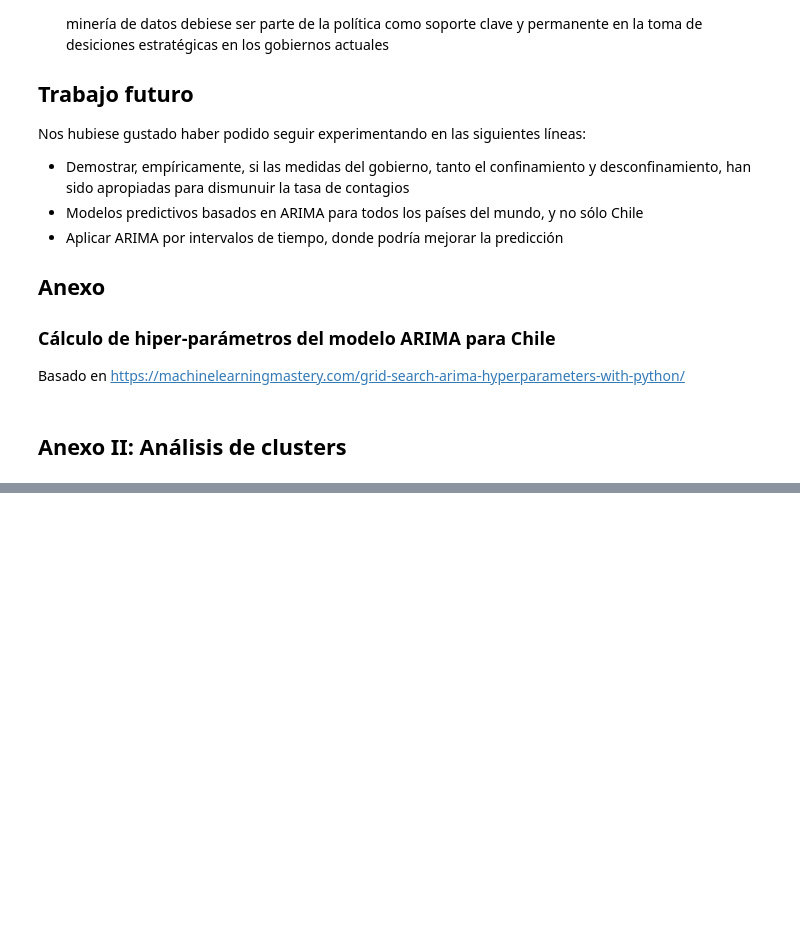
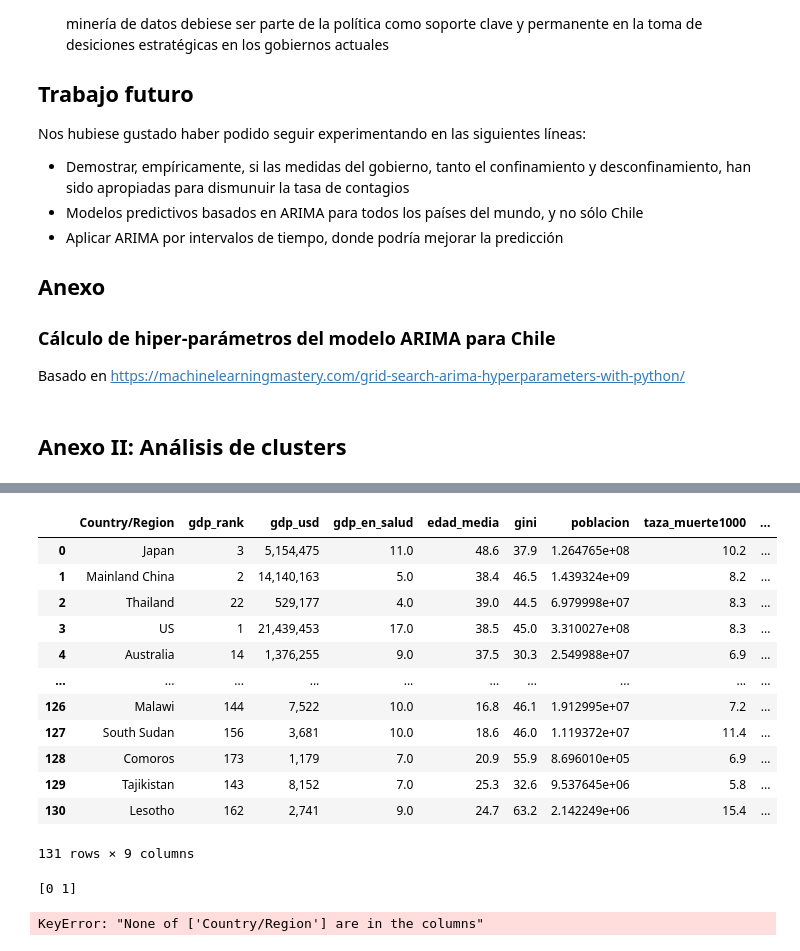
Before and after one commit to joseespinadote/proyecto_intro_mineria, a Jupyter notebook: hito_3_consolidado.ipynb, the cells around one changed output, grey strips where cells are left out. Cells and saved outputs as stored; diff of their text form; code cells hidden in the pictures; blank space fills up the shorter version.

```diff
--- a/hito_3_consolidado.ipynb
+++ b/hito_3_consolidado.ipynb
@@ -481,22 +661,32 @@ paises_covid_df.rename(columns={'pais': 'Country/Region'}, inplace=True)
 # %%
-paises_covid_df.set_index('Country/Region').merge(prediction, right_index=True, left_index=True).reset_index()
+# Estos son los datos para poder analizar las tendencias centrales de los indicadores
+data = paises_covid_df.set_index('Country/Region').merge(prediction, right_index=True, left_index=True).reset_index()
+# %%
+data
+# %% [output]
+|  | Country/Region | gdp_rank | gdp_usd | gdp_en_salud | edad_media | gini | poblacion | taza_muerte1000 | ... |
+| 0 | Japan | 3 | 5,154,475 | 11.0 | 48.6 | 37.9 | 1.264765e+08 | 10.2 | ... |
+| 1 | Mainland China | 2 | 14,140,163 | 5.0 | 38.4 | 46.5 | 1.439324e+09 | 8.2 | ... |
+| 2 | Thailand | 22 | 529,177 | 4.0 | 39.0 | 44.5 | 6.979998e+07 | 8.3 | ... |
+| 3 | US | 1 | 21,439,453 | 17.0 | 38.5 | 45.0 | 3.310027e+08 | 8.3 | ... |
+| 4 | Australia | 14 | 1,376,255 | 9.0 | 37.5 | 30.3 | 2.549988e+07 | 6.9 | ... |
+| ... | ... | ... | ... | ... | ... | ... | ... | ... | ... |
+| 126 | Malawi | 144 | 7,522 | 10.0 | 16.8 | 46.1 | 1.912995e+07 | 7.2 | ... |
+| 127 | South Sudan | 156 | 3,681 | 10.0 | 18.6 | 46.0 | 1.119372e+07 | 11.4 | ... |
+| 128 | Comoros | 173 | 1,179 | 7.0 | 20.9 | 55.9 | 8.696010e+05 | 6.9 | ... |
+| 129 | Tajikistan | 143 | 8,152 | 7.0 | 25.3 | 32.6 | 9.537645e+06 | 5.8 | ... |
+| 130 | Lesotho | 162 | 2,741 | 9.0 | 24.7 | 63.2 | 2.142249e+06 | 15.4 | ... |
+131 rows × 9 columns
 # %%
 values= prediction['cluster_num'].unique()
 print(values)
 #clustering=agglomerative_clusters ##estos son los valores que arroja el algoritmo
 #values= np.unique(agglomerative_clusters)
 
-
 #lo unico importante aqui es la ultima linea: df final debe tener todos los atributos, incluyendo la etiquieta de cluster
-data_agl = (
-    paises_covid_df
-        .set_index('Country/Region')
-        .merge(prediction, right_index=True, left_index=True)
-        .reset_index()
-        .copy()
-    )
-data_agl['cluster_num'] = prediction ####nombrar de igual forma la columna por fis <<cluster_num>>
-# data_agl = data_agl[['region', 'pais', 'cluster_num']]
+data_agl = paises_covid_df.set_index('Country/Region').merge(prediction, right_index=True, left_index=True).reset_index()
+# data_agl['cluster_num'] = prediction ####nombrar de igual forma la columna por fis <<cluster_num>>
+# data_agl = data_agl[['Country/Region', 'cluster_num']]
 # data_agl_comp = pd.merge(data_agl, dset_extra, how='inner')
 # data_agl_comp = dset_base.merge(data_agl_comp.set_index('pais'), on='pais')
 # nombrar el dataset como data_cluster
@@ -506,6 +696,10 @@ clustering='tipo de cluster' ##ver ejemplo (tomado del hito 1)
 interes=[ 'gdp_rank', 'gdp_usd', 'gdp_en_salud', 'edad_media', 'gini', 'poblacion', 'taza_muerte1000' ]
 colores= ['darkorange', 'springgreen', 'lightseagreen', 'orchid', 'chocolate', 'lightsteelblue', 'indianred', 'cadetblue', 'gold']
 
+def foo(dataset):
+    pass
+    return values
+
 datas={}
 for i in range(0, len(values)): #separamos y subimos al diccionario
     llave=values[i]
@@ -514,7 +708,7 @@ for i in range(0, len(values)): #separamos y subimos al diccionario
 
 
 #estadisticas generales
-"""
+
 for i in range(0,len(values)):
     print('info gnral cluster ', values[i], ':')
     for a in range(0,len(interes)):
@@ -522,14 +716,13 @@ for i in range(0,len(values)):
         print(interes[a], 'promedio: ', datos[interes[a]].mean(), ';  desviacion:   ', datos[interes[a]].std() )
         print('---------------------------------------')
     print('*******************', 'fin cluster <', values[i] ,'>************************')
-"""
 
 
 #Paises en cluster
 for i in range(0,len(values)):
     print('cluster', values[i])
     data=datas[values[i]]
-    column_valxs = data[['Country/Region']].values
+    column_valxs = data['Country/Region'].values
     unique_values =  np.unique(column_valxs)
     print(unique_values)
     print('-----------------------------------------------------------------------------')
@@ -585,5 +778,8 @@ for i in values:
         datos=data_cluster.loc[data_cluster['Country/Region']==pais]
         sns.lineplot(x=var, y='acc_confirmados', data=datos, color=colores[k])
     plt.close
+# %% [output]
+[0 1]
+KeyError: "None of ['Country/Region'] are in the columns"
 # %%
 data_cluster
```
Also changed, not shown: parts of 23 cells of this notebook.
